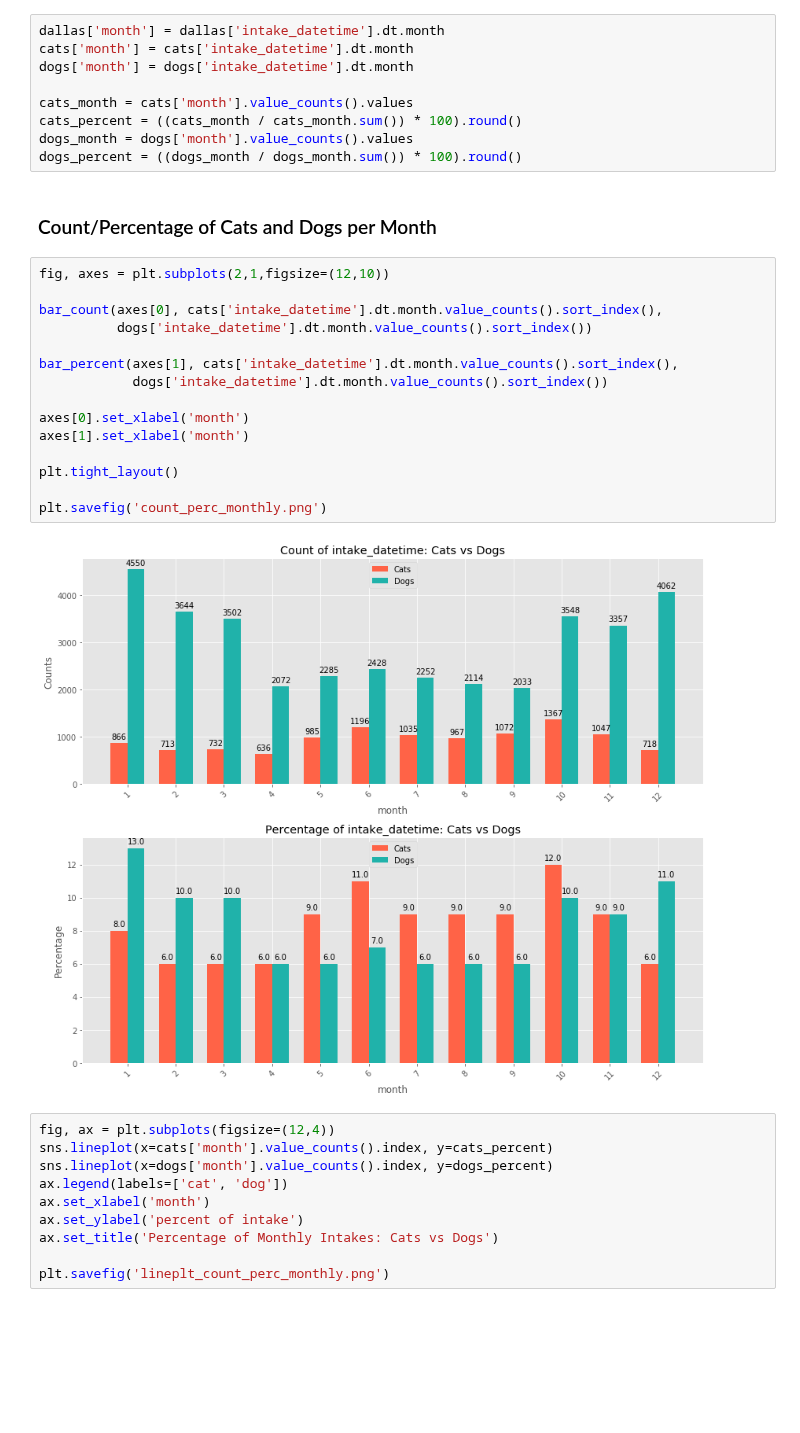
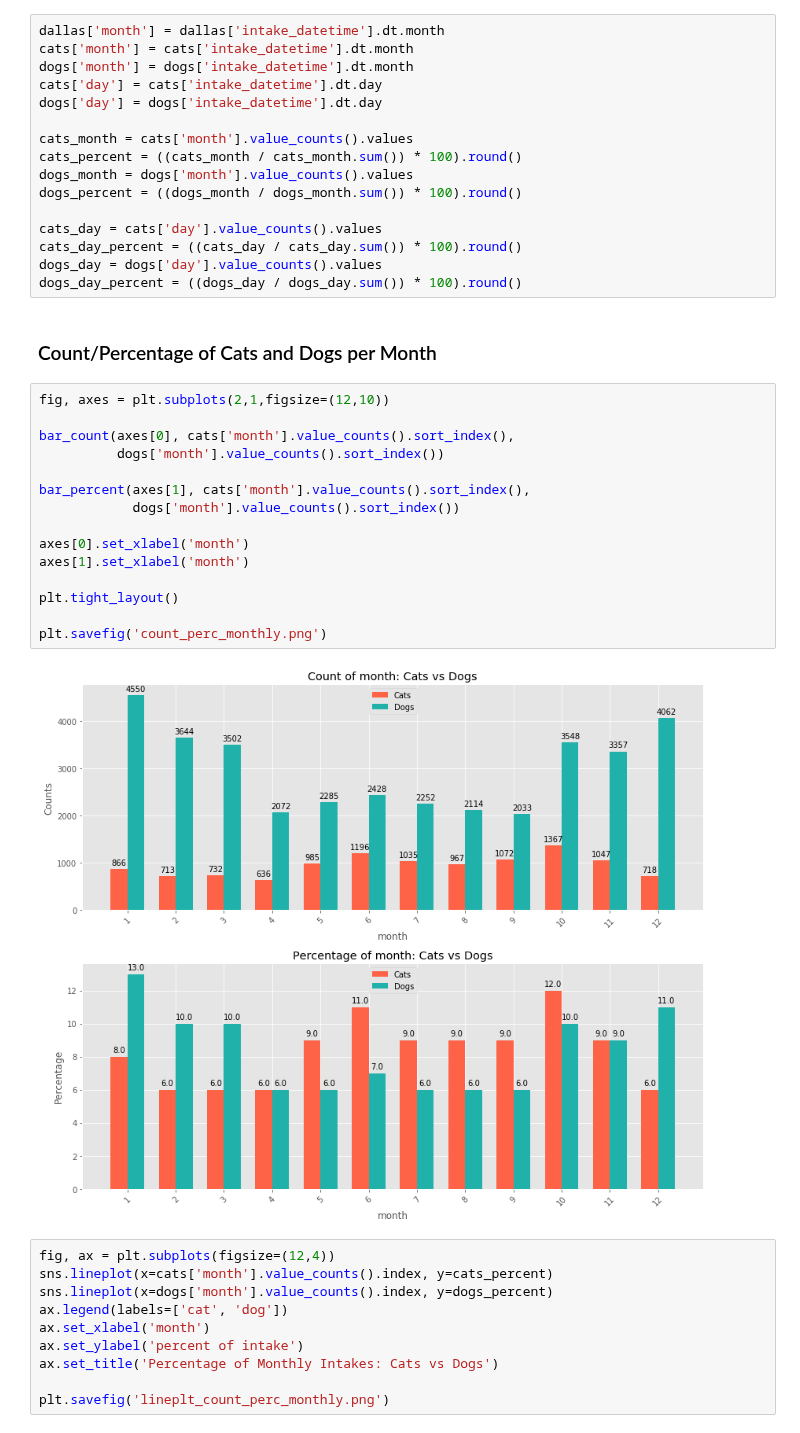
Before and after one commit to cwong690/Dallas-Paws, a Jupyter notebook: dallas_animals.ipynb, the cells around one changed output. Cells and saved outputs as stored; diff of their text form; blank space fills up the shorter version.

```diff
--- a/dallas_animals.ipynb
+++ b/dallas_animals.ipynb
@@ -674,30 +674,37 @@ dogs:
 dallas['month'] = dallas['intake_datetime'].dt.month
 cats['month'] = cats['intake_datetime'].dt.month
 dogs['month'] = dogs['intake_datetime'].dt.month
+cats['day'] = cats['intake_datetime'].dt.day
+dogs['day'] = dogs['intake_datetime'].dt.day
 
 cats_month = cats['month'].value_counts().values
 cats_percent = ((cats_month / cats_month.sum()) * 100).round()
 dogs_month = dogs['month'].value_counts().values
 dogs_percent = ((dogs_month / dogs_month.sum()) * 100).round()
+
+cats_day = cats['day'].value_counts().values
+cats_day_percent = ((cats_day / cats_day.sum()) * 100).round()
+dogs_day = dogs['day'].value_counts().values
+dogs_day_percent = ((dogs_day / dogs_day.sum()) * 100).round()
 # %% [markdown]
 ### Count/Percentage of Cats and Dogs per Month
 # %%
 fig, axes = plt.subplots(2,1,figsize=(12,10))
 
-bar_count(axes[0], cats['intake_datetime'].dt.month.value_counts().sort_index(),
-          dogs['intake_datetime'].dt.month.value_counts().sort_index())
+bar_count(axes[0], cats['month'].value_counts().sort_index(),
+          dogs['month'].value_counts().sort_index())
 
-bar_percent(axes[1], cats['intake_datetime'].dt.month.value_counts().sort_index(),
-            dogs['intake_datetime'].dt.month.value_counts().sort_index())
+bar_percent(axes[1], cats['month'].value_counts().sort_index(),
+            dogs['month'].value_counts().sort_index())
 
 axes[0].set_xlabel('month')
 axes[1].set_xlabel('month')
 
 plt.tight_layout()
 
 plt.savefig('count_perc_monthly.png')
 # %% [output]
-[figure, old version]
+[figure, new version]
 # %%
 fig, ax = plt.subplots(figsize=(12,4))
 sns.lineplot(x=cats['month'].value_counts().index, y=cats_percent)
```
Also changed, not shown: parts of 7 cells of this notebook, 1 other file.
